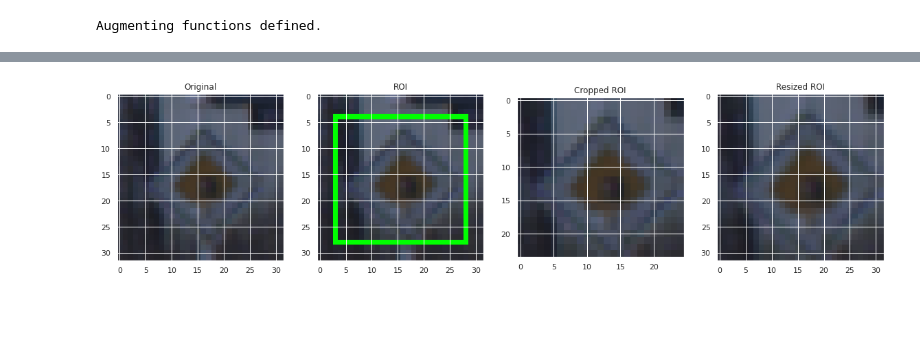
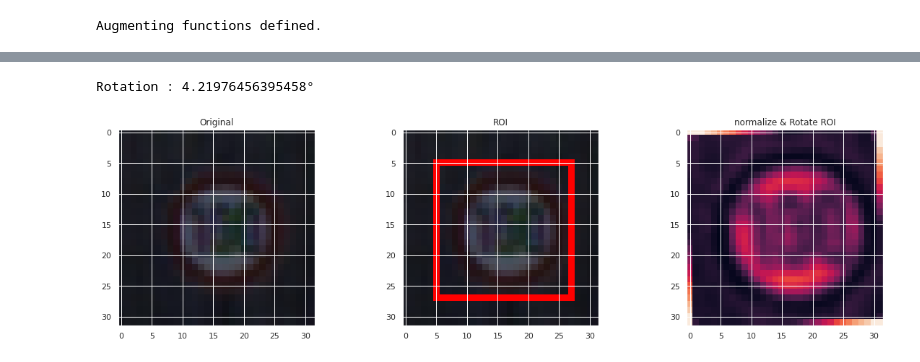
Before and after one commit to oussama95boussaid/Traffic-Sign-Recognition-Classifier-Project, a Jupyter notebook: Traffic_Sign_Classifier.ipynb, the cells around one changed output, grey strips where cells are left out. Cells and saved outputs as stored; diff of their text form; code cells hidden in the pictures; blank space fills up the shorter version.

Commit message:
augmente all images

```diff
--- a/Traffic_Sign_Classifier.ipynb
+++ b/Traffic_Sign_Classifier.ipynb
@@ -157,15 +160,15 @@ plt.tight_layout()
 # %%
-"""  Pre-process the Data Set   """
 import cv2
+
 #generate random value of image
 def someRandomImageId(nb = n_train):
     return int(np.random.rand()*nb)
 
 #normalize the data
 def normalize_features_pos(img_):
-    return (img_.astype(np.float32) - 128.) / 128.
+    return ((img_.astype(np.float32) - 128.) / 128.)
 
-# rectify Coords
+# rectify Coords  for selecting ROI
 def rectifyCoords(nb, sizes, coords):
     rectified = []
     for j in range(0, nb):
@@ -184,11 +187,11 @@ def crop(img, ROI):
     return img[(ROI[1]):(ROI[3]),(ROI[0]):(ROI[2])]
 
 #add a new roi
-def addROI(img, ROI, color=(0,255, 0)):
+def addROI(img, ROI, color=(255,0, 0)):
     copy = X_train[i].copy()
     return cv2.rectangle(copy,(ROI[0],ROI[1]),(ROI[2],ROI[3]),color)
 
-
+#rotate randomly the images by a small angle [-15°, 15°]
 def rotateImage(image, ROI, angle=None,  verbose=False):
     if angle == None:
         angle = np.random.rand()*30-15
@@ -203,6 +206,32 @@ rectified_train_coords = rectifyCoords(n_train, train_sizes, train_coords)
 rectified_valid_coords = rectifyCoords(n_validation, valid_sizes, valid_coords)
 rectified_test_coords  = rectifyCoords(n_test,  test_sizes,  test_coords)
 
+def sharpen_img(img):
+    gb = cv2.GaussianBlur(img, (5,5), 20.0)
+    return cv2.addWeighted(img, 2, gb, -1, 0)
+
+def transform_img(img_in):
+    img_in = img_in.copy()
+    img_out= sharpen_img(img_in)
+    img_out = cv2.cvtColor(img_in, cv2.COLOR_BGR2GRAY)
+
+    img_out[:,:,0] = cv2.equalizeHist(img_out[:,:,0])
+    return img_out[:,:,0]
+
+#Augmenting function
+def augment_img(id_img):
+    #crop ROI
+    crop_ROI = crop(X_train[id_img], rectified_train_coords[id_img])
+    #Resize ROI (32,32)
+    Resized_ROI=resizeSize(crop_ROI)
+    #grayscale ROI
+    Gray_ROI=cv2.cvtColor(Resized_ROI, cv2.COLOR_BGR2GRAY)
+    #normalize ROI
+    normalize_ROI=normalize_features_pos(Gray_ROI)
+    #Rotate ROI by a small angle [-15°, 15°]
+    rotated_ROI = rotateImage(normalize_ROI, rectified_train_coords[id_img], verbose=1)
+    return rotated_ROI
+
 #print Augmenting image
 def plotAugmentation(*argv, figsize=(20, 5), save=None):
     fig = plt.figure(figsize=figsize)
@@ -220,9 +253,8 @@ Augmenting functions defined.
 # %%
-#ROI
 i = someRandomImageId()
 #i=2010 max libel
-cropped = crop(X_train[i], rectified_train_coords[i])
-arguments = (('Original', X_train[i]), ('ROI', addROI(X_train[i], rectified_train_coords[i])), ('Cropped ROI', cropped), ('Resized ROI', resizeSize(cropped)))
+arguments = (('Original', X_train[i]), ('ROI', addROI(X_train[i], rectified_train_coords[i])),('normalize & Rotate ROI', augment_img(i)))
 plotAugmentation(arguments)
 # %% [output]
+Rotation : 4.21976456395458°
-[figure, old version]
+[figure, new version]
```
Also changed, not shown: parts of 14 cells of this notebook.
